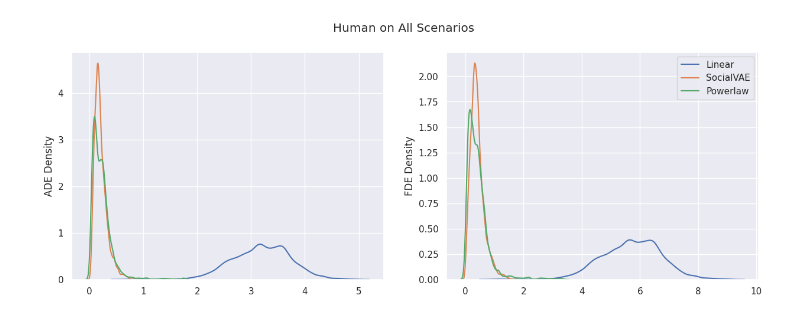
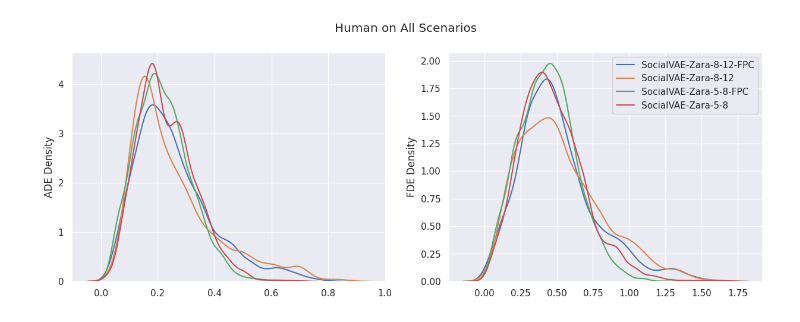
Before and after one commit to AlexanderDavid/TrajectoryUtilities, a Jupyter notebook: notebooks/prediction_comparison.ipynb, the cells around one changed output. Saved outputs shown, nothing was run; the diff lists cells and outputs as text; code cells hidden in the pictures.

```diff
--- a/notebooks/prediction_comparison.ipynb
+++ b/notebooks/prediction_comparison.ipynb
@@ -4,13 +4,17 @@ from ardi.dataset import SocialVAEDataset
 import numpy as np
 from ardi.prediction import LinearPredictor, PowerlawPredictor, SocialVAEPredictor, VelocityCalc, PrefVelocityCalc, Predictor
 # %%
-lp = LinearPredictor(8, VelocityCalc.LAST_DISPLACEMENT)
-pp = PowerlawPredictor(8, VelocityCalc.LAST_DISPLACEMENT, PrefVelocityCalc.FIX_MAG_ORACLE_DIR)
-sp = SocialVAEPredictor("../models/social_vae_zara01_8_12/ckpt-best", 4, 5, 8, VelocityCalc.LAST_DISPLACEMENT, "cpu")
-sp_5_8 = SocialVAEPredictor("../models/social_vae_zara01_5_8/ckpt-best", 4, 5, 8, VelocityCalc.LAST_DISPLACEMENT, "cpu")
+# lp = LinearPredictor(8, VelocityCalc.LAST_DISPLACEMENT)
+# pp = PowerlawPredictor(8, VelocityCalc.LAST_DISPLACEMENT, PrefVelocityCalc.FIX_MAG_ORACLE_DIR)
+sp_8_12_fpc = SocialVAEPredictor("../models/social_vae_zara01_8_12/ckpt-best", 4, 5, 8, VelocityCalc.LAST_DISPLACEMENT)
+sp_8_12_no_fpc = SocialVAEPredictor("../models/social_vae_zara01_8_12/ckpt-best", 4, 5, 8, VelocityCalc.LAST_DISPLACEMENT, fpc=False, device="cuda:0")
+sp_5_8_fpc = SocialVAEPredictor("../models/social_vae_zara01_5_8/ckpt-best", 4, 5, 8, VelocityCalc.LAST_DISPLACEMENT)
+sp_5_8_no_fpc = SocialVAEPredictor("../models/social_vae_zara01_5_8/ckpt-best", 4, 5, 8, VelocityCalc.LAST_DISPLACEMENT, fpc=False, device="cuda:0")
 predictors = {
-    "Linear": lp,
-    "Powerlaw": pp,
-    "SocialVAE-Zara-Default": sp,
-    "SocialVAE-Zara-5-8": sp_5_8,
+    # "Linear": lp,
+    # "Powerlaw": pp,
+    "SocialVAE-Zara-8-12-FPC": sp_8_12_fpc,
+    "SocialVAE-Zara-8-12": sp_8_12_no_fpc,
+    "SocialVAE-Zara-5-8-FPC": sp_5_8_fpc,
+    "SocialVAE-Zara-5-8": sp_5_8_no_fpc,
 }
@@ -82,8 +85,8 @@ def plot_results(results: Dict[str, Dict[str, Tuple[List[float], List[float]]]],
     plot_fn = sns.kdeplot
 
     for pred in predictors:
-        plot_fn([x for x in [results[key][pred][0] for key in results] for x in x], label=pred, ax=axs[0])
-        plot_fn([x for x in [results[key][pred][1] for key in results] for x in x], label=pred, ax=axs[1])
+        plot_fn([x for x in [results[key][pred][0] for key in results] for x in x], label=pred, ax=axs[0], common_norm=False)
+        plot_fn([x for x in [results[key][pred][1] for key in results] for x in x], label=pred, ax=axs[1], common_norm=False)
 
     axs[0].set_ylabel("ADE Density")
     axs[1].set_ylabel("FDE Density")
@@ -120,5 +129,6 @@ print(get_results_normalicy(cadrl_results))
 # %%
-results = get_results(predictors, "../../SocialVAE/data/zucker_day_controller_scene/", "./*/human/*/*txt", False)
-plot_results(results, "Human on All Scenarios")
+human_results = get_results(predictors, "../../SocialVAE/data/zucker_day_controller_scene/", "./*/human/*/*txt", False)
+plot_results(human_results, "Human on All Scenarios")
+human_df = df_results(human_results)
 # %% [output]
-[figure, old version]
+[figure, new version]
```
Also changed, not shown: parts of 6 cells of this notebook.
